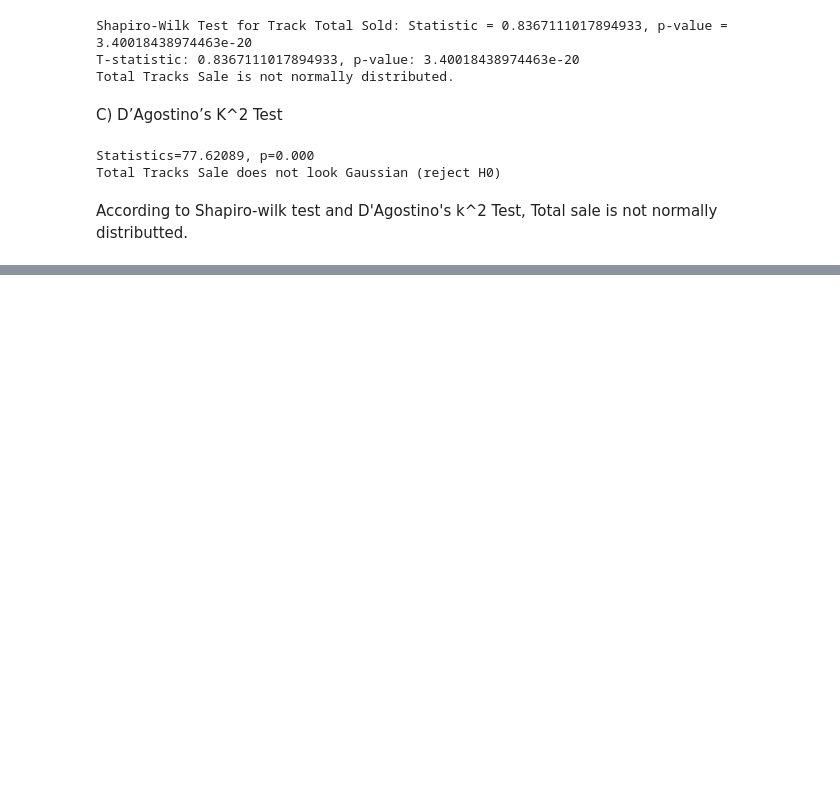
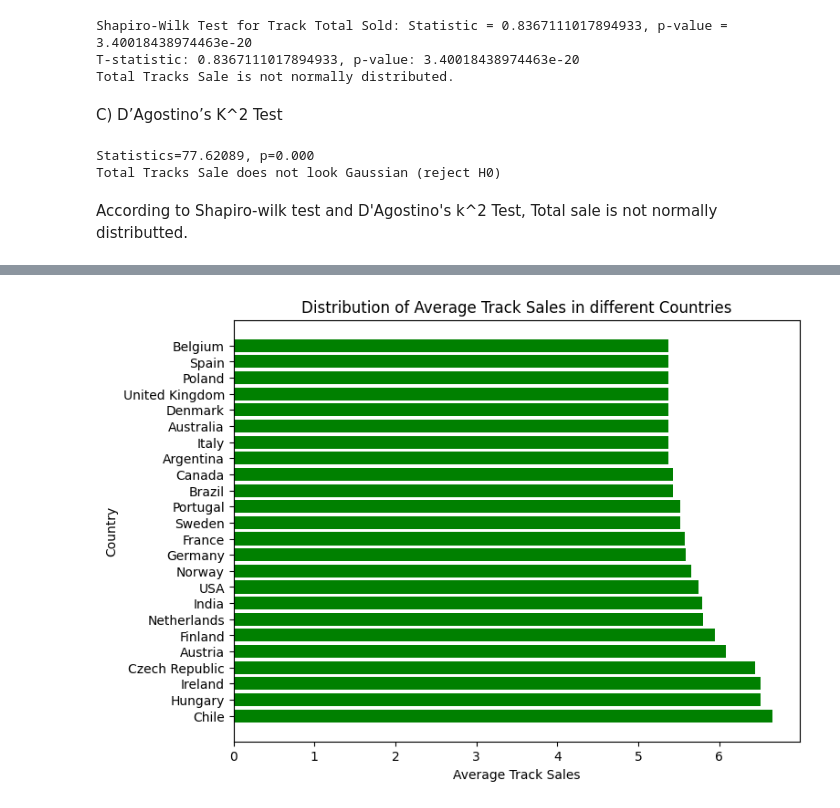
Before and after one commit to Mahlagha1994/Chinook, a Jupyter notebook: notebooks/Chinook Data Analysis.ipynb, the cells around one changed output, grey strips where cells are left out. Saved outputs shown, nothing was run; the diff lists cells and outputs as text; code cells hidden in the pictures; blank space fills up the shorter version.

```diff
--- a/notebooks/Chinook Data Analysis.ipynb
+++ b/notebooks/Chinook Data Analysis.ipynb
@@ -468,0 +689,8 @@ According to Shapiro-wilk test and D'Agostino's k^2 Test, Total sale is not norm
+# %%
+# Merge to Rank countries based on Total Purchase
+customer_country_merge = pd.merge(Customer[['CustomerId', 'Country']], Invoice[['CustomerId', 'InvoiceId', 'Total']], on='CustomerId')
+customer_country_purchase = (customer_country_merge.groupby('Country')['Total']
+                             .agg(['mean', 'count', 'std'])
+                             .reset_index()
+                             .sort_values(by='mean', ascending=False))
+customer_country_purchase.head()
@@ -468,0 +704,11 @@ According to Shapiro-wilk test and D'Agostino's k^2 Test, Total sale is not norm
+# %%
+# plot
+plt.figure(figsize=(8,6))
+plt.barh(customer_country_purchase['Country'], customer_country_purchase['mean'], align='center', color='green')
+
+plt.title('Distribution of Average Track Sales in different Countries')
+plt.ylabel('Country')
+plt.xlabel('Average Track Sales')
+plt.show()
+# %% [output]
+[figure, added]
```
Also changed, not shown: parts of 27 cells of this notebook.
